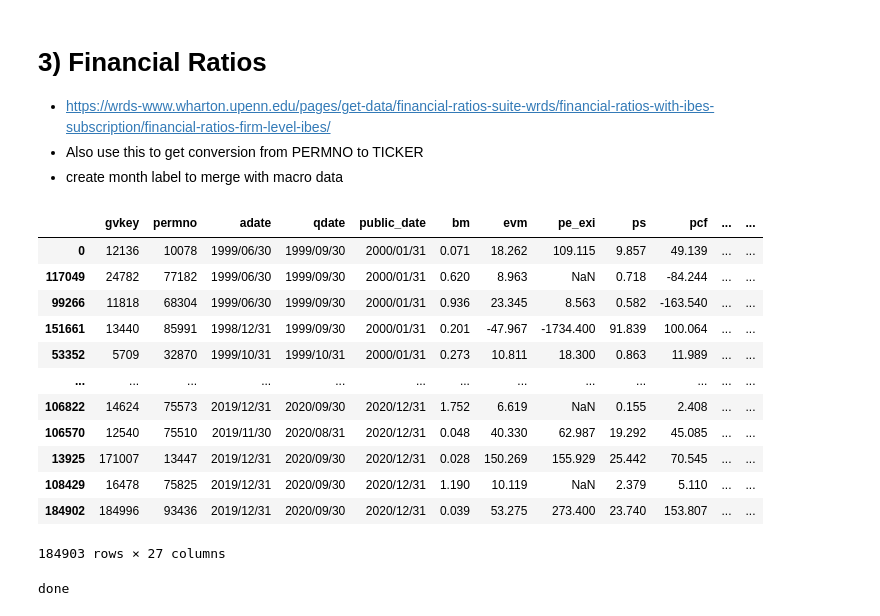
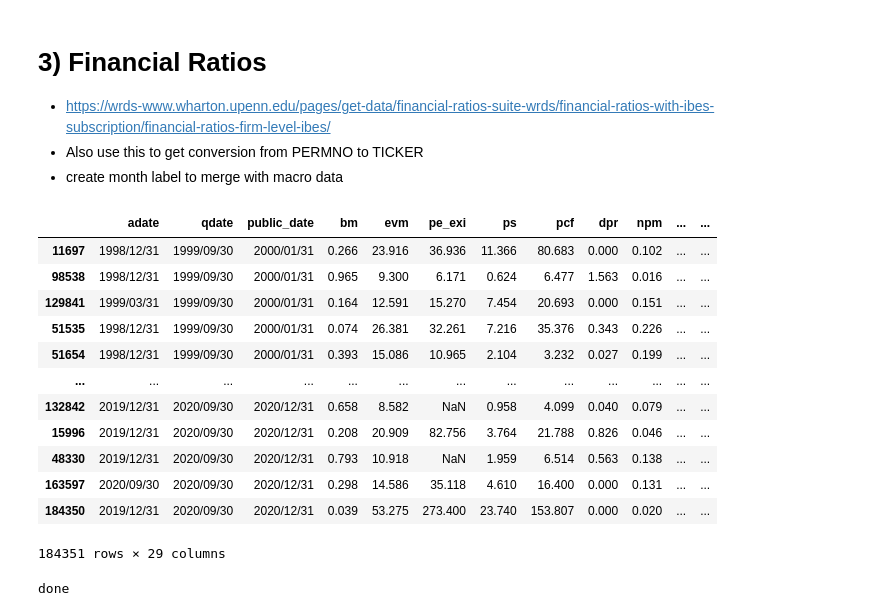
Before and after one commit to pyliut/CSMOM_HT22, a Jupyter notebook: CRSPMembers_TomLiu.ipynb, the cells around one changed output. Cells and saved outputs as stored; diff of their text form; code cells hidden in the pictures.

```diff
--- a/CRSPMembers_TomLiu.ipynb
+++ b/CRSPMembers_TomLiu.ipynb
@@ -75,0 +83,18 @@ done
+# %%
+#Get permnos for sp500 index members
+msp500list = pd.read_sas("CorrectMembers/msp500list.sas7bdat")
+
+#Get company identifiers
+msenames = pd.read_sas("CorrectMembers/msenames.sas7bdat")
+# if nameendt is missing then set to today date
+msenames['NAMEENDT']=msenames['NAMEENDT'].fillna(pd.to_datetime('today'))
+# Merge with SP500 data
+msp500 = pd.merge(msp500list, msenames, how = 'left', on = 'PERMNO')
+
+#link to compustat
+ccmxpf = pd.read_sas("CorrectMembers/ccmxpf_linktable.sas7bdat")
+# if linkenddt is missing then set to today date
+ccmxpf['linkenddt']=ccmxpf['linkenddt'].fillna(pd.to_datetime('today'))
+#link to CCM
+msp500_ccmxpf = pd.merge(msp500, ccmxpf, how='left', left_on=['PERMNO'], right_on = "lpermno")
+msp500_ccmxpf
@@ -75,0 +139,22 @@ done
+# %%
+#remove unnecessary columns - including ticker, since that is non-unique
+df_sp500 = msp500_ccmxpf[['PERMNO', "TICKER", 'COMNAM', 'NCUSIP','gvkey', 'liid', 'start', 'ending']]
+df_sp500 = df_sp500[df_sp500["ending"] >= "2000-01-01"]
+df_sp500_tickers = df_sp500.drop_duplicates("TICKER")
+df_sp500 = df_sp500.drop_duplicates("PERMNO")
+
+#convert cusip, gvkey, liid to str
+df_sp500["COMNAM"] = df_sp500["COMNAM"].astype(str).str[2:-1]
+df_sp500["NCUSIP"] = df_sp500["NCUSIP"].astype(str).str[2:-1]
+df_sp500["gvkey"] = df_sp500["gvkey"].astype(str).str[2:-1]
+df_sp500["liid"] = df_sp500["liid"].astype(str).str[2:-1]
+df_sp500["PERMNO"] = df_sp500["PERMNO"].astype(int)
+df_sp500.rename(columns={'PERMNO':'permno', "NCUSIP":"CUSIP","liid":"iid"}, inplace=True)
+
+df_sp500_tickers["TICKER"] = df_sp500_tickers["TICKER"].astype(str).str[2:-1]
+df_sp500_tickers["PERMNO"] = df_sp500_tickers["PERMNO"].astype(int)
+df_sp500_tickers["gvkey"] = df_sp500_tickers["gvkey"].astype(str).str[2:-1]
+df_sp500_tickers.rename(columns={'PERMNO':'permno', "NCUSIP":"CUSIP","liid":"iid"}, inplace=True)
+
+
+df_sp500
@@ -81,22 +199,24 @@ done
 # %%
 df_FundamentalRatios = pd.read_csv("CorrectMembers/FundamentalRatios.csv")
 df_FundamentalRatios["month"] = pd.to_datetime(df_FundamentalRatios["public_date"]).dt.to_period('M')
 df_FundamentalRatios.rename(columns={'cusip':'CUSIP'}, inplace=True)
+df_FundamentalRatios = df_FundamentalRatios.drop(labels = ["permno","gvkey"],axis = 1)
+df_FundamentalRatios = df_FundamentalRatios.merge(df_sp500_tickers[["permno","gvkey","TICKER"]],on = "TICKER", how = "inner")
 df_FundamentalRatios.sort_values("month")
 # %% [output]
-|  | gvkey | permno | adate | qdate | public_date | bm | evm | pe_exi | ps | pcf | ... | ... |
-| 0 | 12136 | 10078 | 1999/06/30 | 1999/09/30 | 2000/01/31 | 0.071 | 18.262 | 109.115 | 9.857 | 49.139 | ... | ... |
-| 117049 | 24782 | 77182 | 1999/06/30 | 1999/09/30 | 2000/01/31 | 0.620 | 8.963 | NaN | 0.718 | -84.244 | ... | ... |
-| 99266 | 11818 | 68304 | 1999/06/30 | 1999/09/30 | 2000/01/31 | 0.936 | 23.345 | 8.563 | 0.582 | -163.540 | ... | ... |
-| 151661 | 13440 | 85991 | 1998/12/31 | 1999/09/30 | 2000/01/31 | 0.201 | -47.967 | -1734.400 | 91.839 | 100.064 | ... | ... |
-| 53352 | 5709 | 32870 | 1999/10/31 | 1999/10/31 | 2000/01/31 | 0.273 | 10.811 | 18.300 | 0.863 | 11.989 | ... | ... |
+|  | adate | qdate | public_date | bm | evm | pe_exi | ps | pcf | dpr | npm | ... | ... |
+| 11697 | 1998/12/31 | 1999/09/30 | 2000/01/31 | 0.266 | 23.916 | 36.936 | 11.366 | 80.683 | 0.000 | 0.102 | ... | ... |
+| 98538 | 1998/12/31 | 1999/09/30 | 2000/01/31 | 0.965 | 9.300 | 6.171 | 0.624 | 6.477 | 1.563 | 0.016 | ... | ... |
+| 129841 | 1999/03/31 | 1999/09/30 | 2000/01/31 | 0.164 | 12.591 | 15.270 | 7.454 | 20.693 | 0.000 | 0.151 | ... | ... |
+| 51535 | 1998/12/31 | 1999/09/30 | 2000/01/31 | 0.074 | 26.381 | 32.261 | 7.216 | 35.376 | 0.343 | 0.226 | ... | ... |
+| 51654 | 1998/12/31 | 1999/09/30 | 2000/01/31 | 0.393 | 15.086 | 10.965 | 2.104 | 3.232 | 0.027 | 0.199 | ... | ... |
 | ... | ... | ... | ... | ... | ... | ... | ... | ... | ... | ... | ... | ... |
-| 106822 | 14624 | 75573 | 2019/12/31 | 2020/09/30 | 2020/12/31 | 1.752 | 6.619 | NaN | 0.155 | 2.408 | ... | ... |
-| 106570 | 12540 | 75510 | 2019/11/30 | 2020/08/31 | 2020/12/31 | 0.048 | 40.330 | 62.987 | 19.292 | 45.085 | ... | ... |
-| 13925 | 171007 | 13447 | 2019/12/31 | 2020/09/30 | 2020/12/31 | 0.028 | 150.269 | 155.929 | 25.442 | 70.545 | ... | ... |
-| 108429 | 16478 | 75825 | 2019/12/31 | 2020/09/30 | 2020/12/31 | 1.190 | 10.119 | NaN | 2.379 | 5.110 | ... | ... |
-| 184902 | 184996 | 93436 | 2019/12/31 | 2020/09/30 | 2020/12/31 | 0.039 | 53.275 | 273.400 | 23.740 | 153.807 | ... | ... |
+| 132842 | 2019/12/31 | 2020/09/30 | 2020/12/31 | 0.658 | 8.582 | NaN | 0.958 | 4.099 | 0.040 | 0.079 | ... | ... |
+| 15996 | 2019/12/31 | 2020/09/30 | 2020/12/31 | 0.208 | 20.909 | 82.756 | 3.764 | 21.788 | 0.826 | 0.046 | ... | ... |
+| 48330 | 2019/12/31 | 2020/09/30 | 2020/12/31 | 0.793 | 10.918 | NaN | 1.959 | 6.514 | 0.563 | 0.138 | ... | ... |
+| 163597 | 2020/09/30 | 2020/09/30 | 2020/12/31 | 0.298 | 14.586 | 35.118 | 4.610 | 16.400 | 0.000 | 0.131 | ... | ... |
+| 184350 | 2019/12/31 | 2020/09/30 | 2020/12/31 | 0.039 | 53.275 | 273.400 | 23.740 | 153.807 | 0.000 | 0.020 | ... | ... |
-184903 rows × 27 columns
+184351 rows × 29 columns
 # %%
 # get tickers
 tickers = df_FundamentalRatios["TICKER"].unique()
```
Also changed, not shown: parts of 22 cells of this notebook.
